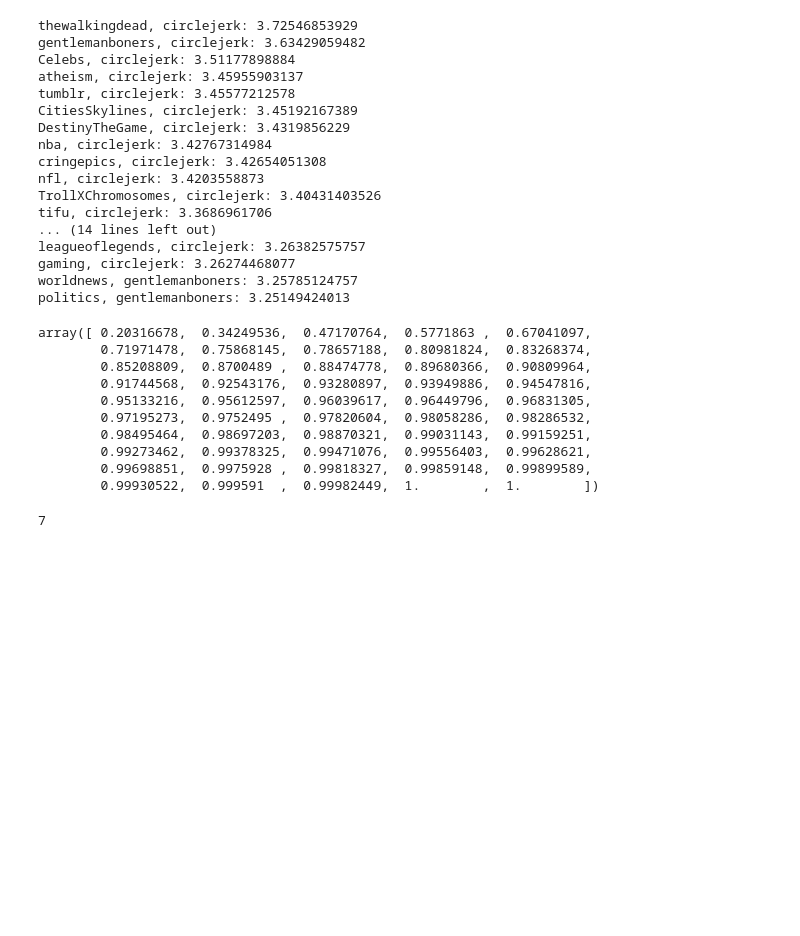
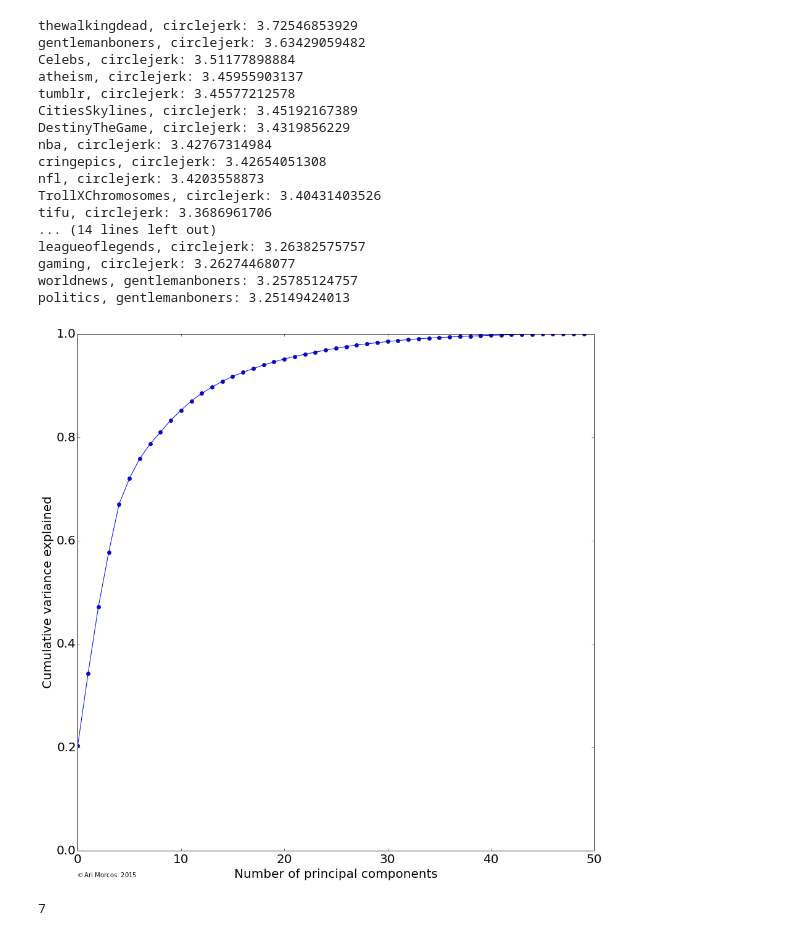
Before and after one commit to arimorcos/blog_analyses, a Jupyter notebook: Cluster comments.ipynb, the cells around one changed output. Saved outputs shown, nothing was run; the diff lists cells and outputs as text; code cells hidden in the pictures; blank space fills up the shorter version.

```diff
--- a/Cluster comments.ipynb
+++ b/Cluster comments.ipynb
@@ -208,28 +210,18 @@ reducedCounts = pcaObj.fit_transform(normCounts.transpose())[:,0:3]
 # %%
 """ plot cumsum of variance explained """
 varExp = np.cumsum(pcaObj.explained_variance_ratio_)
 fig = pp.figure(figsize=(15,15))
 ax = pp.subplot()
 ax.plot(varExp, marker='o');
 ax.set_xlabel("Number of principal components")
 ax.set_ylabel("Cumulative variance explained")
 ax.set_ylim(bottom=0, top=1)
 for item in ([ax.title, ax.xaxis.label, ax.yaxis.label] +
                  ax.get_xticklabels() + ax.get_yticklabels()):
         item.set_fontsize(20)
 addCopyright(ax)
-varExp
 # %% [output]
-array([ 0.20316678,  0.34249536,  0.47170764,  0.5771863 ,  0.67041097,
-        0.71971478,  0.75868145,  0.78657188,  0.80981824,  0.83268374,
-        0.85208809,  0.8700489 ,  0.88474778,  0.89680366,  0.90809964,
-        0.91744568,  0.92543176,  0.93280897,  0.93949886,  0.94547816,
-        0.95133216,  0.95612597,  0.96039617,  0.96449796,  0.96831305,
-        0.97195273,  0.9752495 ,  0.97820604,  0.98058286,  0.98286532,
-        0.98495464,  0.98697203,  0.98870321,  0.99031143,  0.99159251,
-        0.99273462,  0.99378325,  0.99471076,  0.99556403,  0.99628621,
-        0.99698851,  0.9975928 ,  0.99818327,  0.99859148,  0.99899589,
-        0.99930522,  0.999591  ,  0.99982449,  1.        ,  1.        ])
+[figure, added]
 # %%
 """ cluster points """
 apObj = cluster.AffinityPropagation(damping=0.75)
```
Also changed, not shown: parts of 2 cells of this notebook.
